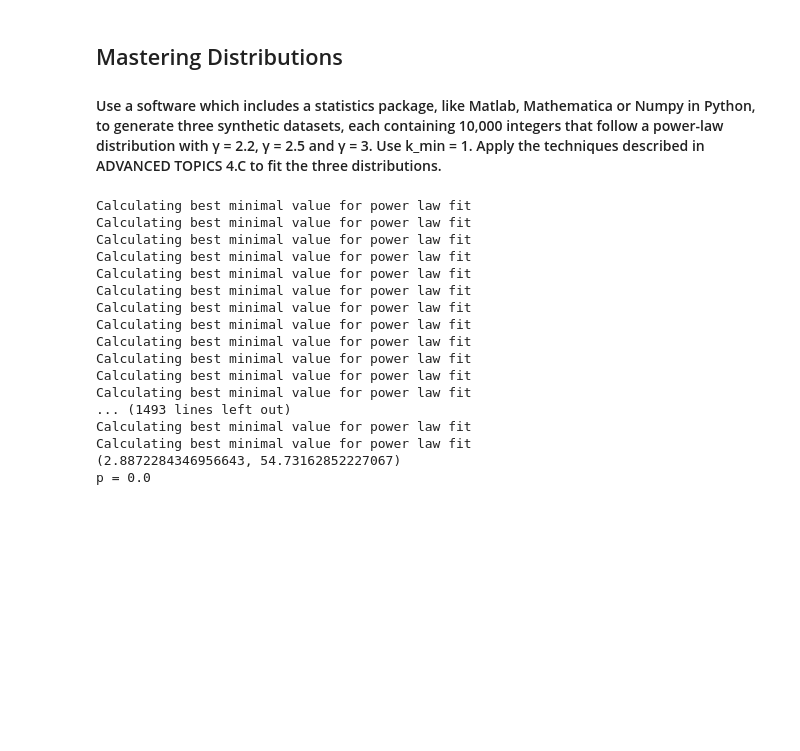
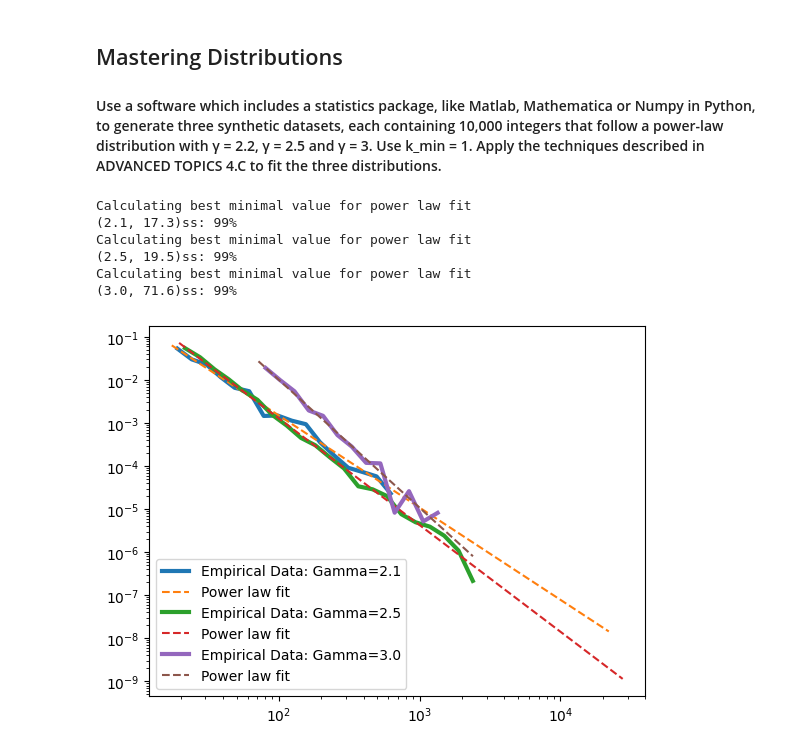
Before and after one commit to ibringfaith/network-science-book-homework, a Jupyter notebook: chapter-four/question_four.ipynb, the cells around one changed output. Drawn from its saved outputs; the diff is of its cells as text; code cells hidden in the pictures; blank space fills up the shorter version.

Commit message:
Plot graph of the fitted distributions

```diff
--- a/chapter-four/question_four.ipynb
+++ b/chapter-four/question_four.ipynb
@@ -9,46 +8,32 @@ import powerlaw
 def generate_power_law_data(gamma, k_min, N):
     return bpl.sample(alpha=gamma, size=N, xmin=k_min, xmax=None)
 
-def goodness_of_fit(data, M, N):
+def goodness_of_fit(data):
     fit = powerlaw.Fit(data, discrete=True, fit_method='KS')
-    k_min_fit = fit.find_xmin()
-    d_real = fit.D
-    d_synthetic_list = []
+    k_min_fit = round(fit.find_xmin(), 1)
+    gamma = round(fit.alpha, 1)
 
-    for _ in range(M):
-        data_synthetic = fit.power_law.generate_random(N)
-        fit_synthetic = powerlaw.Fit(data_synthetic, discrete=True, fit_method='KS')
-        d_synthetic = fit_synthetic.D
-        d_synthetic_list.append(d_synthetic)
+    fig = fit.plot_pdf(linewidth=3, label=f'Empirical Data: Gamma={gamma}')
+    fit.power_law.plot_pdf(ax=fig, linestyle='--', label='Power law fit')
+    handles, labels = fig.get_legend_handles_labels()
+    fig.legend(handles, labels, loc=3)
 
-
-    return k_min_fit, fit.alpha, p_value
+    return k_min_fit, gamma
 # %%
 k_min = 1
 M = 500
 N = 10000
 gammas = [2.2, 2.5, 3]
 
-for gamma in gammas:
-    data = generate_power_law_data(gamma, k_min, N)
-    k_min, gamma, p_value = goodness_of_fit(data, M, N)
+for each_gamma in gammas:
+    data = generate_power_law_data(each_gamma, k_min, N)
+    k_min, gamma = goodness_of_fit(data)
     print(f"({gamma}, {k_min})")
-    print(f"p = {p_value}")
 # %% [output]
 Calculating best minimal value for power law fit
+(2.1, 17.3)ss: 99%
 Calculating best minimal value for power law fit
+(2.5, 19.5)ss: 99%
 Calculating best minimal value for power law fit
-Calculating best minimal value for power law fit
-Calculating best minimal value for power law fit
-Calculating best minimal value for power law fit
-Calculating best minimal value for power law fit
-Calculating best minimal value for power law fit
-Calculating best minimal value for power law fit
-Calculating best minimal value for power law fit
-Calculating best minimal value for power law fit
-Calculating best minimal value for power law fit
-... (1493 lines left out)
-Calculating best minimal value for power law fit
-Calculating best minimal value for power law fit
-(2.8872284346956643, 54.73162852227067)
-p = 0.0
+(3.0, 71.6)ss: 99%
+[figure, added]
```
Also changed, not shown: parts of 1 cell of this notebook.
